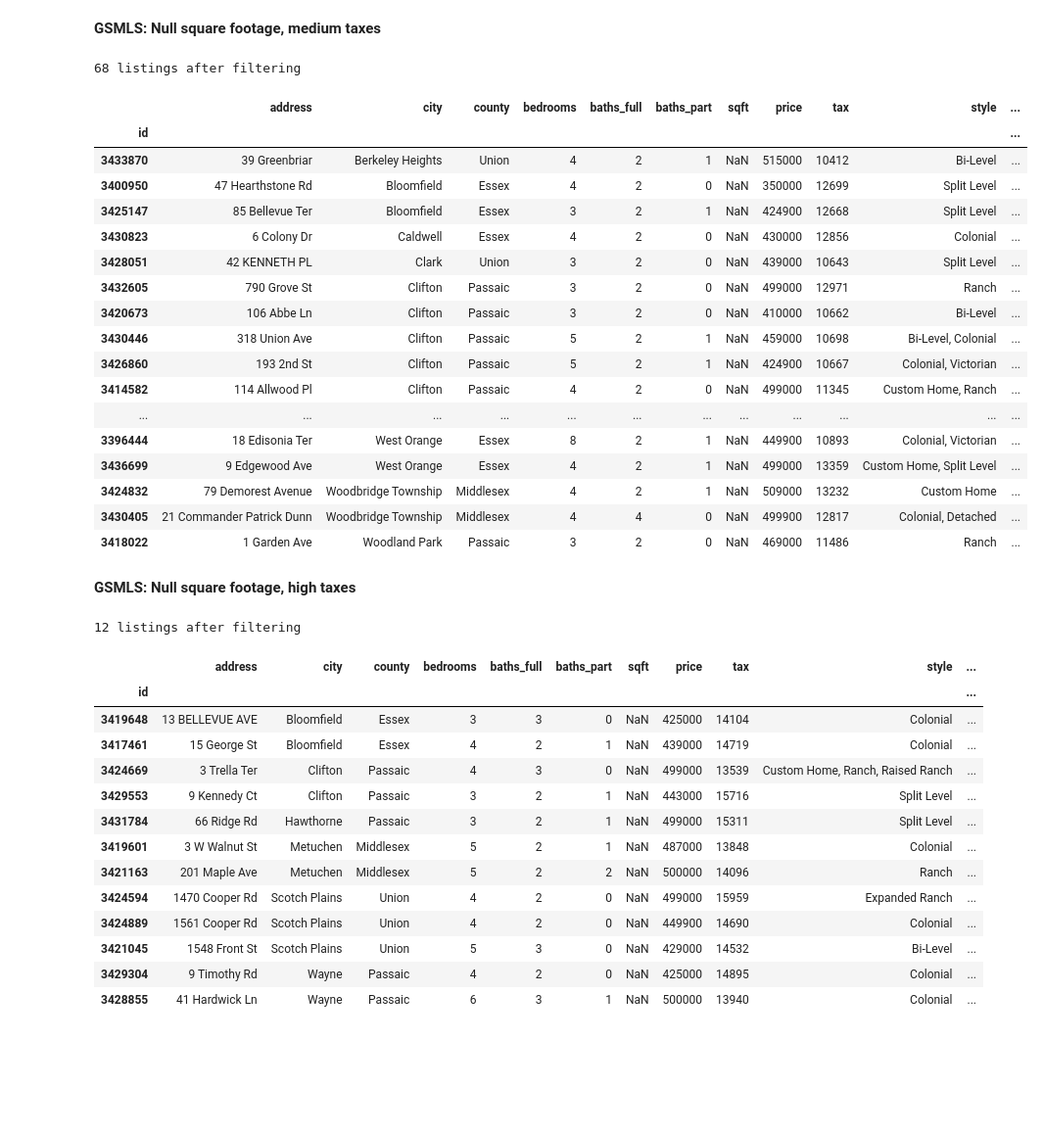
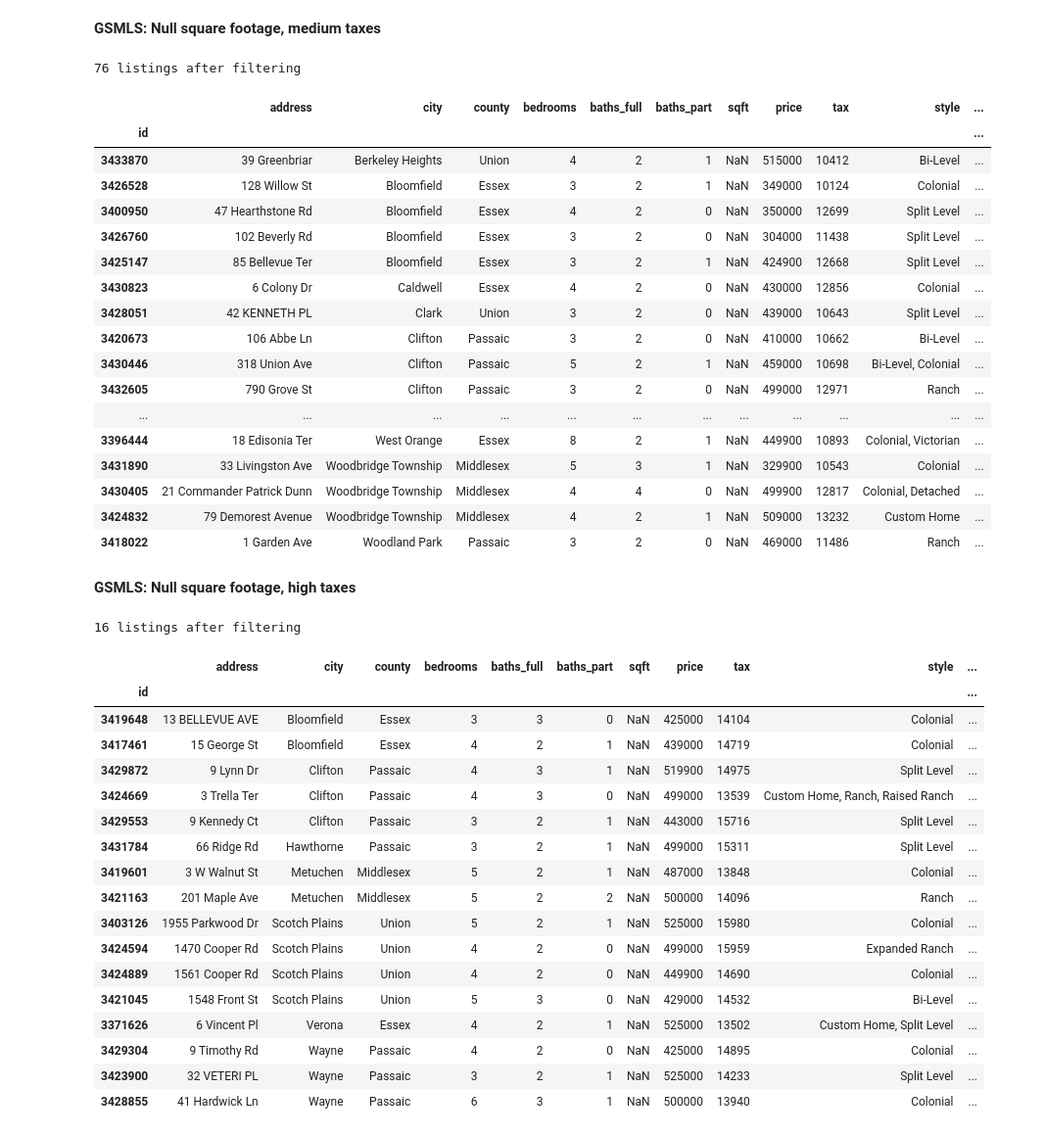
Before and after one commit to AlJohri/nj-house-search, a Jupyter notebook: gsmls.ipynb, the cells around one changed output. Shown at 98% size. Saved outputs shown, nothing was run; the diff lists cells and outputs as text; code cells hidden in the pictures; blank space fills up the shorter version.

```diff
--- a/gsmls.ipynb
+++ b/gsmls.ipynb
@@ -34,14 +34,0 @@ def preview_gsmls_df(mydf, save=False):
-# %%
-counties = ['Passaic', 'Hudson','Essex', 'Middlesex', 'Morris', 'Bergen', 'Union', 'Sussex',]
-
-ONE_HOUR = 3600
-TEN_MINUTES = ONE_HOUR/6
-HALF_HOUR = ONE_HOUR / 2
-ONE_HOUR_TEN_MINUTES = ONE_HOUR + TEN_MINUTES
-ONE_HOUR_THIRTY_MINUTES = ONE_HOUR + HALF_HOUR
-ONE_HOUR_FORTY_MINUTES = ONE_HOUR + HALF_HOUR + TEN_MINUTES
-
-blacklist_cities = [
-    'Paterson', 'East Orange', 'City of Orange', 'Belleville', 'Elizabeth',
-    'Jefferson', 'Passaic', 'Newark', 'East Newark', 'Linden', 'Nutley',
-    'Garfield', 'Hillside', 'Little Ferry']
@@ -54,16 +48,16 @@ listings = []
 for county in tqdm(counties):
 
     listings += get_listings(county,
-                           min_list_price=350000,
-                           max_list_price=400000,
-                           min_bedrooms=3,
-                           min_bathrooms=2)
+                           min_list_price=MIN_PRICE,
+                           max_list_price=int(math.floor((MAX_PRICE+MIN_PRICE)/2)),
+                           min_bedrooms=MIN_BEDS,
+                           min_bathrooms=MIN_BATHS)
 
     listings += get_listings(county,
-                           min_list_price=400000,
-                           max_list_price=515000,
-                           min_bedrooms=3,
-                           min_bathrooms=2)
+                           min_list_price=int(math.ceil((MAX_PRICE+MIN_PRICE)/2)),
+                           max_list_price=MAX_PRICE,
+                           min_bedrooms=MIN_BEDS,
+                           min_bathrooms=MIN_BATHS)
 
 print(f"Downloaded {len(listings)} listings from GSMLS.")
 gsmls_listings = [x for x in listings if x['address']]
@@ -132,9 +135,9 @@ If you're reading this message in another frontend (for example, a static render
 gsmls_filters = lambda x: ((x.address.notnull()) &
                             (~x.city.isin(blacklist_cities)) &
                             (x.barnabas_duration < HALF_HOUR + TEN_MINUTES) &
-                            ((x.park_and_ride_duration1 < TEN_MINUTES) & (x.park_and_ride_duration < ONE_HOUR_TEN_MINUTES) | (x.nyc_duration < ONE_HOUR_TEN_MINUTES)) &
+                            ((x.park_and_ride_duration1 < TEN_MINUTES) & (x.park_and_ride_duration < ONE_HOUR + TEN_MINUTES) | (x.nyc_duration < ONE_HOUR + TEN_MINUTES)) &
                             (~x['style'].str.contains('Townhouse', case=False)) &
-#                             (~x['style'].str.contains('Bi-Level', case=False)) &
+                            # (~x['style'].str.contains('Bi-Level', case=False)) &
                             (~x['style'].str.contains('Cape Cod', case=False)) &
                             (~x['style'].str.contains('Multi Floor Unit', case=False)) &
                             (~x['style'].str.contains('1/2 Duplex', case=False)) &
@@ -244,52 +253,56 @@ preview_gsmls_df(df1c)
 # %% [markdown]
 **GSMLS: Null square footage, medium taxes**
 # %%
-df1d = show_gsmls()
-df1d = df1d[(df1d.sqft.isnull()) & (df1d.tax > 10000) & (df1d.tax < 13500)]
-df1d = df1d.sort_values('city')
-print(len(df1d), "listings after filtering")
-preview_gsmls_df(df1d)
+df = show_gsmls()
+df = df[(df.sqft.isnull()) & (df.tax > 10000) & (df.tax < 13500)]
+df = df.sort_values('city')
+print(len(df), "listings after filtering")
+preview_gsmls_df(df)
 # %% [output]
-68 listings after filtering
+76 listings after filtering
 |  | address | city | county | bedrooms | baths_full | baths_part | sqft | price | tax | style | ... |
 | id |  |  |  |  |  |  |  |  |  |  | ... |
 | 3433870 | 39 Greenbriar | Berkeley Heights | Union | 4 | 2 | 1 | NaN | 515000 | 10412 | Bi-Level | ... |
+| 3426528 | 128 Willow St | Bloomfield | Essex | 3 | 2 | 1 | NaN | 349000 | 10124 | Colonial | ... |
 | 3400950 | 47 Hearthstone Rd | Bloomfield | Essex | 4 | 2 | 0 | NaN | 350000 | 12699 | Split Level | ... |
+| 3426760 | 102 Beverly Rd | Bloomfield | Essex | 3 | 2 | 0 | NaN | 304000 | 11438 | Split Level | ... |
 | 3425147 | 85 Bellevue Ter | Bloomfield | Essex | 3 | 2 | 1 | NaN | 424900 | 12668 | Split Level | ... |
 | 3430823 | 6 Colony Dr | Caldwell | Essex | 4 | 2 | 0 | NaN | 430000 | 12856 | Colonial | ... |
 | 3428051 | 42 KENNETH PL | Clark | Union | 3 | 2 | 0 | NaN | 439000 | 10643 | Split Level | ... |
-| 3432605 | 790 Grove St | Clifton | Passaic | 3 | 2 | 0 | NaN | 499000 | 12971 | Ranch | ... |
 | 3420673 | 106 Abbe Ln | Clifton | Passaic | 3 | 2 | 0 | NaN | 410000 | 10662 | Bi-Level | ... |
 | 3430446 | 318 Union Ave | Clifton | Passaic | 5 | 2 | 1 | NaN | 459000 | 10698 | Bi-Level, Colonial | ... |
-| 3426860 | 193 2nd St | Clifton | Passaic | 5 | 2 | 1 | NaN | 424900 | 10667 | Colonial, Victorian | ... |
-| 3414582 | 114 Allwood Pl | Clifton | Passaic | 4 | 2 | 0 | NaN | 499000 | 11345 | Custom Home, Ranch | ... |
+| 3432605 | 790 Grove St | Clifton | Passaic | 3 | 2 | 0 | NaN | 499000 | 12971 | Ranch | ... |
 | ... | ... | ... | ... | ... | ... | ... | ... | ... | ... | ... | ... |
 | 3396444 | 18 Edisonia Ter | West Orange | Essex | 8 | 2 | 1 | NaN | 449900 | 10893 | Colonial, Victorian | ... |
-| 3436699 | 9 Edgewood Ave | West Orange | Essex | 4 | 2 | 1 | NaN | 499000 | 13359 | Custom Home, Split Level | ... |
+| 3431890 | 33 Livingston Ave | Woodbridge Township | Middlesex | 5 | 3 | 1 | NaN | 329900 | 10543 | Colonial | ... |
+| 3430405 | 21 Commander Patrick Dunn | Woodbridge Township | Middlesex | 4 | 4 | 0 | NaN | 499900 | 12817 | Colonial, Detached | ... |
 | 3424832 | 79 Demorest Avenue | Woodbridge Township | Middlesex | 4 | 2 | 1 | NaN | 509000 | 13232 | Custom Home | ... |
-| 3430405 | 21 Commander Patrick Dunn | Woodbridge Township | Middlesex | 4 | 4 | 0 | NaN | 499900 | 12817 | Colonial, Detached | ... |
 | 3418022 | 1 Garden Ave | Woodland Park | Passaic | 3 | 2 | 0 | NaN | 469000 | 11486 | Ranch | ... |
 # %% [markdown]
 **GSMLS: Null square footage, high taxes**
 # %%
-df1dd = show_gsmls()
-df1dd = df1dd[(df1dd.sqft.isnull()) & (df1dd.tax > 13500) & (df1dd.tax < 16000)]
-df1dd = df1dd.sort_values('city')
-print(len(df1dd), "listings after filtering")
-preview_gsmls_df(df1dd)
+df = show_gsmls()
+df = df[(df.sqft.isnull()) & (df.tax > 13500) & (df.tax < MAX_TAX)]
+df = df.sort_values('city')
+print(len(df), "listings after filtering")
+preview_gsmls_df(df)
 # %% [output]
-12 listings after filtering
+16 listings after filtering
 |  | address | city | county | bedrooms | baths_full | baths_part | sqft | price | tax | style | ... |
 | id |  |  |  |  |  |  |  |  |  |  | ... |
 | 3419648 | 13 BELLEVUE AVE | Bloomfield | Essex | 3 | 3 | 0 | NaN | 425000 | 14104 | Colonial | ... |
 | 3417461 | 15 George St | Bloomfield | Essex | 4 | 2 | 1 | NaN | 439000 | 14719 | Colonial | ... |
+| 3429872 | 9 Lynn Dr | Clifton | Passaic | 4 | 3 | 1 | NaN | 519900 | 14975 | Split Level | ... |
 | 3424669 | 3 Trella Ter | Clifton | Passaic | 4 | 3 | 0 | NaN | 499000 | 13539 | Custom Home, Ranch, Raised Ranch | ... |
 | 3429553 | 9 Kennedy Ct | Clifton | Passaic | 3 | 2 | 1 | NaN | 443000 | 15716 | Split Level | ... |
 | 3431784 | 66 Ridge Rd | Hawthorne | Passaic | 3 | 2 | 1 | NaN | 499000 | 15311 | Split Level | ... |
 | 3419601 | 3 W Walnut St | Metuchen | Middlesex | 5 | 2 | 1 | NaN | 487000 | 13848 | Colonial | ... |
 | 3421163 | 201 Maple Ave | Metuchen | Middlesex | 5 | 2 | 2 | NaN | 500000 | 14096 | Ranch | ... |
+| 3403126 | 1955 Parkwood Dr | Scotch Plains | Union | 5 | 2 | 1 | NaN | 525000 | 15980 | Colonial | ... |
 | 3424594 | 1470 Cooper Rd | Scotch Plains | Union | 4 | 2 | 0 | NaN | 499000 | 15959 | Expanded Ranch | ... |
 | 3424889 | 1561 Cooper Rd | Scotch Plains | Union | 4 | 2 | 0 | NaN | 449900 | 14690 | Colonial | ... |
 | 3421045 | 1548 Front St | Scotch Plains | Union | 5 | 3 | 0 | NaN | 429000 | 14532 | Bi-Level | ... |
+| 3371626 | 6 Vincent Pl | Verona | Essex | 4 | 2 | 1 | NaN | 525000 | 13502 | Custom Home, Split Level | ... |
 | 3429304 | 9 Timothy Rd | Wayne | Passaic | 4 | 2 | 0 | NaN | 425000 | 14895 | Colonial | ... |
+| 3423900 | 32 VETERI PL | Wayne | Passaic | 3 | 2 | 1 | NaN | 525000 | 14233 | Split Level | ... |
 | 3428855 | 41 Hardwick Ln | Wayne | Passaic | 6 | 3 | 1 | NaN | 500000 | 13940 | Colonial | ... |
```
Also changed, not shown: parts of 10 cells of this notebook, 6 other files.
